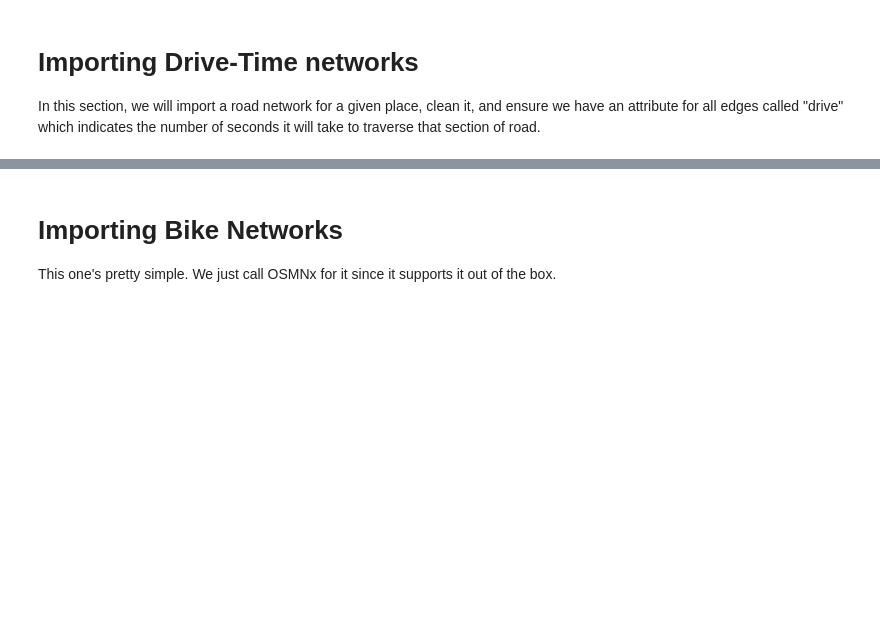
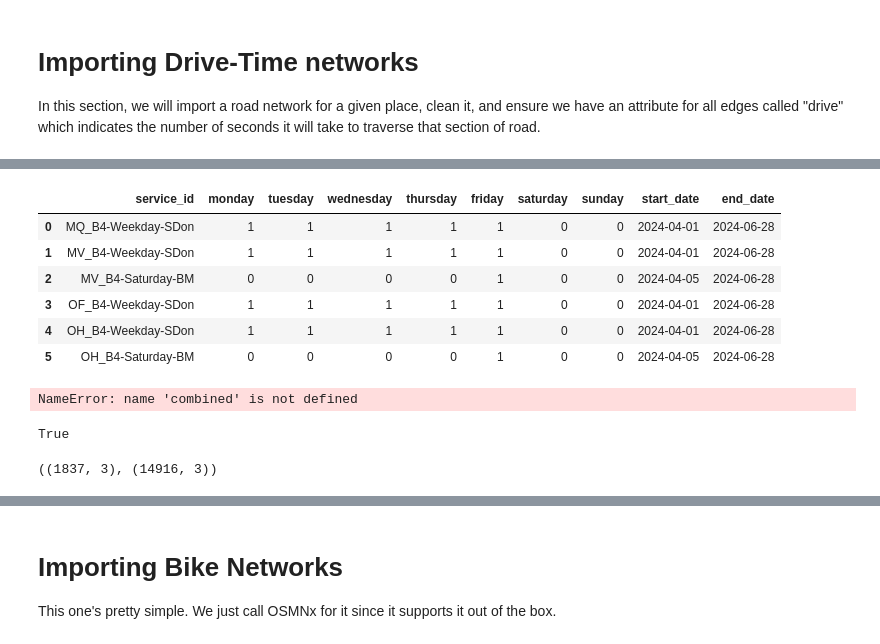
Before and after one commit to agupta01/metroscore, a Jupyter notebook: notebooks/etl.ipynb, the cells around one changed output, grey strips where cells are left out. Cells and saved outputs as stored; diff of their text form; code cells hidden in the pictures; blank space fills up the shorter version.

```diff
--- a/notebooks/etl.ipynb
+++ b/notebooks/etl.ipynb
@@ -65,0 +76,17 @@ highlight_edge_in_graph(G, e[0], e[1])
+# %%
+inpath = '../data/google_transit_manhattan.zip'
+service_ids = ptg.read_busiest_date(inpath)[1]
+view = {'trips.txt': {'service_id': {service_ids}}}
+
+feed = ptg.load_geo_feed(inpath, view)
+
+feed.shapes.head()
+#       shape_id                                           geometry
+#  0  cal_gil_sf  LINESTRING (-121.5661454200744 37.003512297983...
+#  1  cal_sf_gil  LINESTRING (-122.3944115638733 37.776439059278...
+#  2   cal_sf_sj  LINESTRING (-122.3944115638733 37.776439059278...
+#  3  cal_sf_tam  LINESTRING (-122.3944115638733 37.776439059278...
+#  4   cal_sj_sf  LINESTRING (-121.9031703472137 37.330157067882...
+
+minlon, minlat, maxlon, maxlat = feed.stops.total_bounds
+#  -122.412076, 37.003485, -121.566088, 37.77639
@@ -65,0 +122,10 @@ highlight_edge_in_graph(G, e[0], e[1])
+# %%
+feed.calendar
+# %% [output]
+|  | service_id | monday | tuesday | wednesday | thursday | friday | saturday | sunday | start_date | end_date |
+| 0 | MQ_B4-Weekday-SDon | 1 | 1 | 1 | 1 | 1 | 0 | 0 | 2024-04-01 | 2024-06-28 |
+| 1 | MV_B4-Weekday-SDon | 1 | 1 | 1 | 1 | 1 | 0 | 0 | 2024-04-01 | 2024-06-28 |
+| 2 | MV_B4-Saturday-BM | 0 | 0 | 0 | 0 | 1 | 0 | 0 | 2024-04-05 | 2024-06-28 |
+| 3 | OF_B4-Weekday-SDon | 1 | 1 | 1 | 1 | 1 | 0 | 0 | 2024-04-01 | 2024-06-28 |
+| 4 | OH_B4-Weekday-SDon | 1 | 1 | 1 | 1 | 1 | 0 | 0 | 2024-04-01 | 2024-06-28 |
+| 5 | OH_B4-Saturday-BM | 0 | 0 | 0 | 0 | 1 | 0 | 0 | 2024-04-05 | 2024-06-28 |
@@ -65,0 +170,52 @@ highlight_edge_in_graph(G, e[0], e[1])
+# %%
+combined
+# %% [output]
+NameError: name 'combined' is not defined
+# %%
+def build_edge_and_node_gdf(feed: Feed) -> Tuple[gpd.GeoDataFrame, gpd.GeoDataFrame]:
+    combined = (
+        feed.stop_times[['trip_id', 'stop_id', 'departure_time', 'stop_sequence']]
+        .merge(
+            feed.trips[['trip_id', 'shape_id']],
+            on='trip_id',
+            how='left'
+        )
+        .merge(
+            (
+                feed.shapes
+                .rename(columns={"geometry": "trip_geometry"})
+                .dropna(subset=['trip_geometry'])
+            ),
+            on='shape_id',
+            how="left"
+        )
+        .merge(
+            (
+                feed.stops[['stop_id', 'geometry']]
+                .rename(columns={"geometry": "stop_geometry"})
+                .dropna(subset=['stop_geometry'])
+            ),
+            on='stop_id',
+            how="left"
+        )
+    )
+    # confirm each trip only has one associated shape
+    print(combined.groupby('trip_id').apply(lambda x: x['shape_id'].nunique()).max() == 1)
+    edges_gdf = combined.groupby('trip_id').apply(fast_make_edges).set_index(['u', 'v', 'key']).drop_duplicates()
+    nodes_gdf = feed.stops[['stop_id', 'geometry']].set_index('stop_id')
+    nodes_gdf['x'] = nodes_gdf['geometry'].x
+    nodes_gdf['y'] = nodes_gdf['geometry'].y
+
+    # attach crs
+    crs = CRS.from_user_input(4326)
+    nodes_gdf.crs = crs
+    edges_gdf.crs = crs
+
+    return nodes_gdf, edges_gdf
+
+nodes_gdf, edges_gdf = build_edge_and_node_gdf(feed)
+
+nodes_gdf.shape, edges_gdf.shape
+# %% [output]
+True
+((1837, 3), (14916, 3))
```
Also changed, not shown: parts of 30 cells of this notebook, 3 other files.
